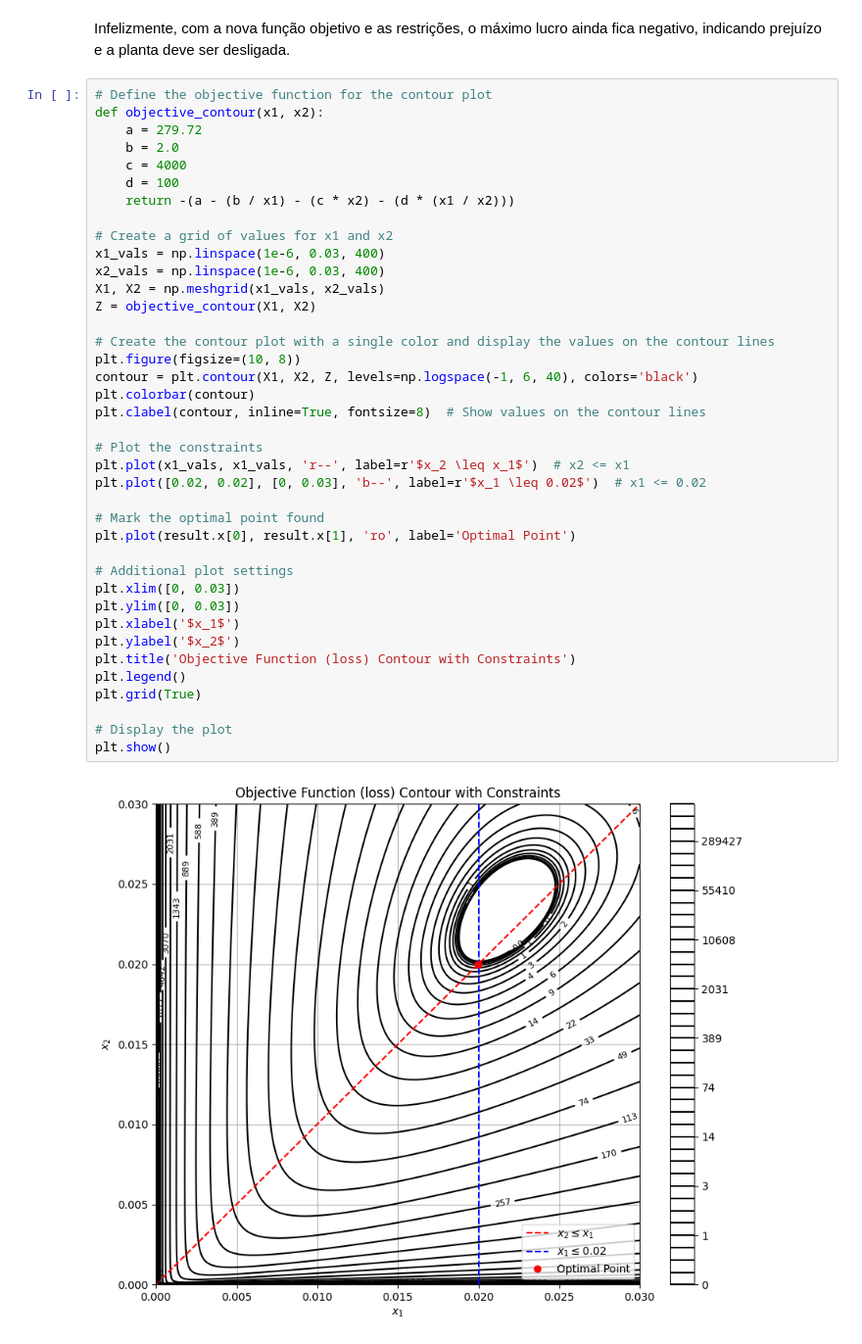
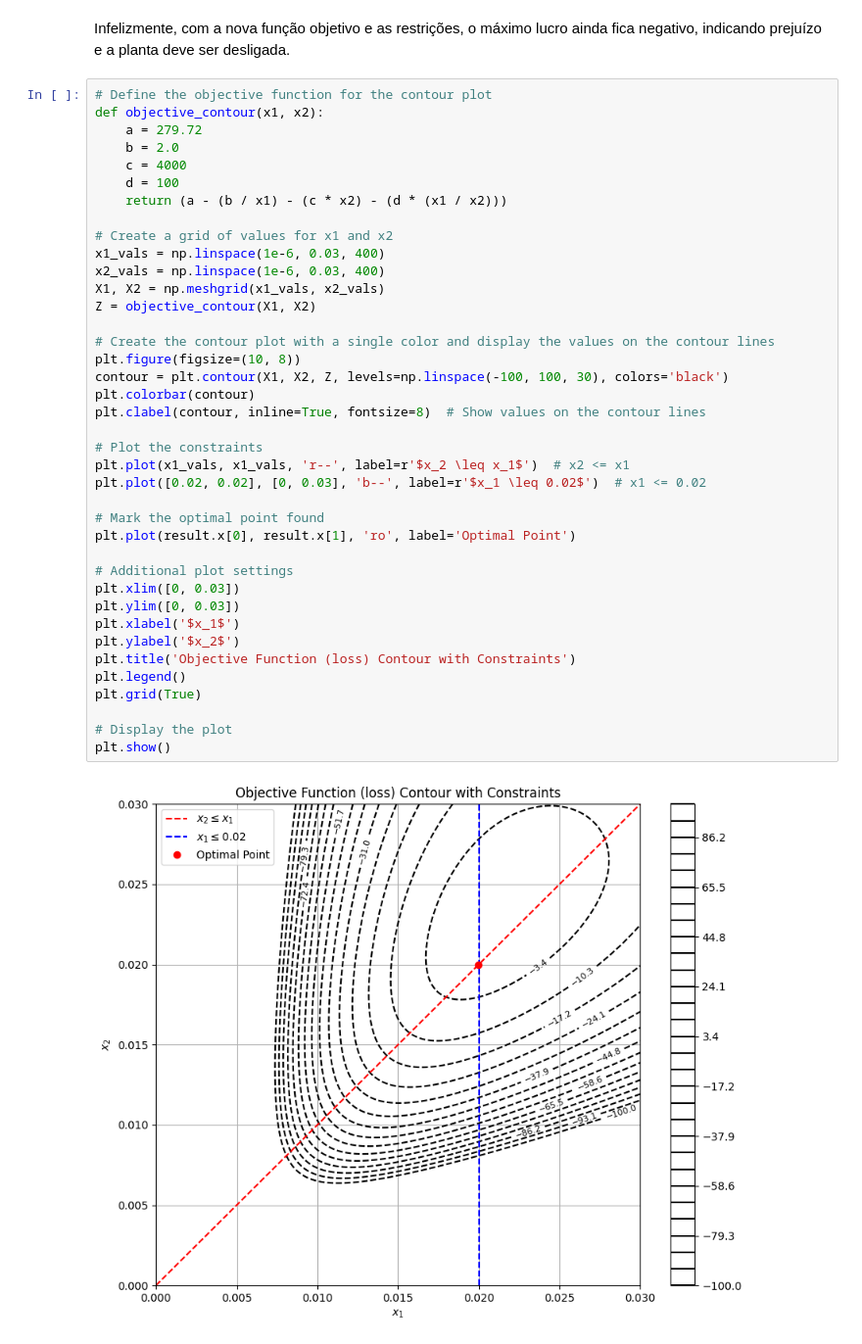
Before and after one commit to davibelo/EQE855_Lista_Exercicio, a Jupyter notebook: resposta4.ipynb, the cells around one changed output. Shown: that part at 98% size. Cells and saved outputs as stored; diff of their text form.

```diff
--- a/resposta4.ipynb
+++ b/resposta4.ipynb
@@ -170,37 +170,37 @@ def objective_contour(x1, x2):
     b = 2.0
     c = 4000
     d = 100
-    return -(a - (b / x1) - (c * x2) - (d * (x1 / x2)))
+    return (a - (b / x1) - (c * x2) - (d * (x1 / x2)))
 
 # Create a grid of values for x1 and x2
 x1_vals = np.linspace(1e-6, 0.03, 400)
 x2_vals = np.linspace(1e-6, 0.03, 400)
 X1, X2 = np.meshgrid(x1_vals, x2_vals)
 Z = objective_contour(X1, X2)
 
 # Create the contour plot with a single color and display the values on the contour lines
 plt.figure(figsize=(10, 8))
-contour = plt.contour(X1, X2, Z, levels=np.logspace(-1, 6, 40), colors='black')
+contour = plt.contour(X1, X2, Z, levels=np.linspace(-100, 100, 30), colors='black')
 plt.colorbar(contour)
 plt.clabel(contour, inline=True, fontsize=8)  # Show values on the contour lines
 
 # Plot the constraints
 plt.plot(x1_vals, x1_vals, 'r--', label=r'$x_2 \leq x_1$')  # x2 <= x1
 plt.plot([0.02, 0.02], [0, 0.03], 'b--', label=r'$x_1 \leq 0.02$')  # x1 <= 0.02
 
 # Mark the optimal point found
 plt.plot(result.x[0], result.x[1], 'ro', label='Optimal Point')
 
 # Additional plot settings
 plt.xlim([0, 0.03])
 plt.ylim([0, 0.03])
 plt.xlabel('$x_1$')
 plt.ylabel('$x_2$')
 plt.title('Objective Function (loss) Contour with Constraints')
 plt.legend()
 plt.grid(True)
 
 # Display the plot
 plt.show()
 # %% [output]
-[figure, old version]
+[figure, new version]
```
Also changed, not shown: parts of 2 cells of this notebook.
